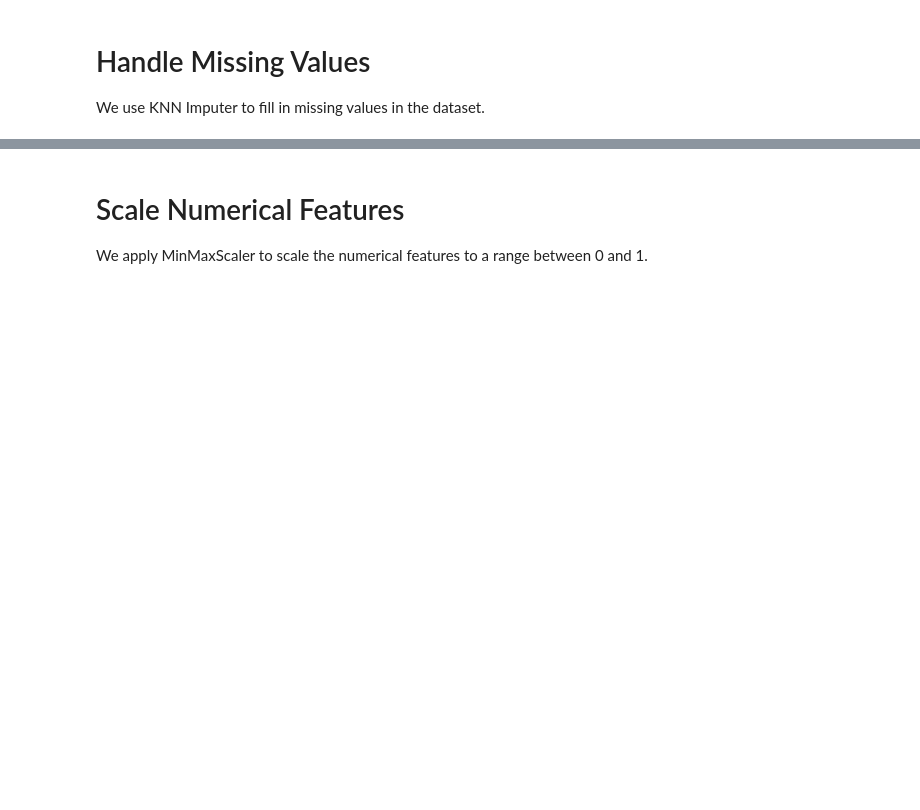
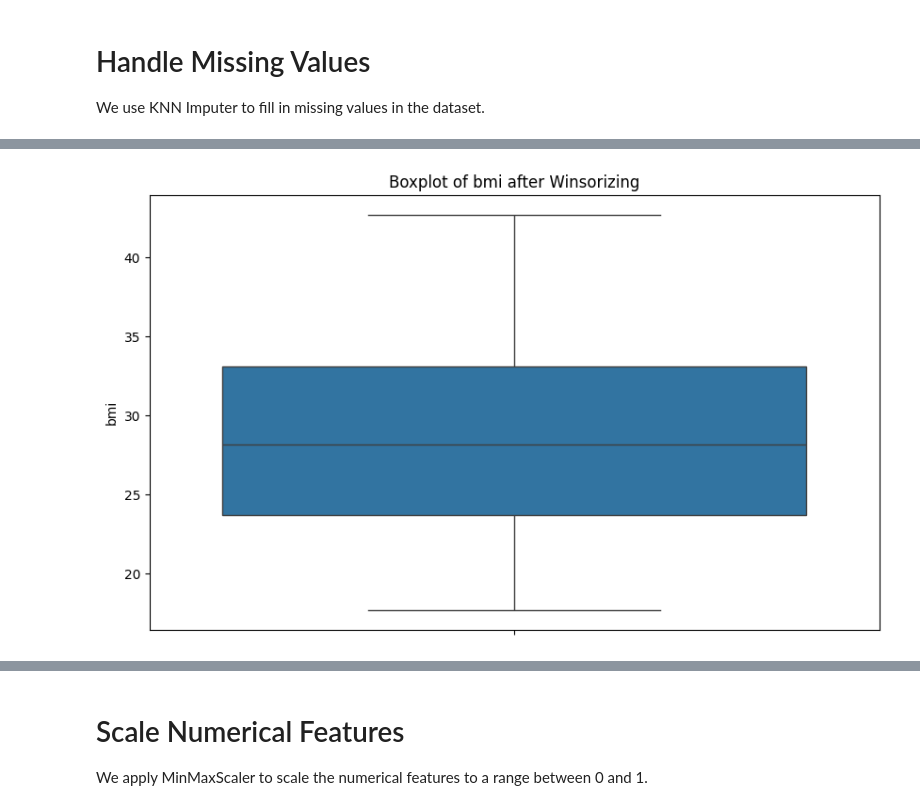
Before and after one commit to YusraEr/Stroke-Prediction-with-ML, a Jupyter notebook: cleaning.ipynb, the cells around one changed output, grey strips where cells are left out. Drawn from its saved outputs; the diff is of its cells as text; code cells hidden in the pictures; blank space fills up the shorter version.

```diff
--- a/cleaning.ipynb
+++ b/cleaning.ipynb
@@ -48,0 +72,13 @@ df_encoded = pd.DataFrame(imputer.fit_transform(df_encoded), columns=df_encoded.
+# %%
+from scipy.stats.mstats import winsorize
+
+# Winsorize the 'bmi' column
+df_encoded['bmi'] = winsorize(df_encoded['bmi'], limits=[0.05, 0.05])
+
+# Visualisasi distribusi bmi setelah Winsorizing
+plt.figure(figsize=(10, 6))
+sns.boxplot(y=df_encoded['bmi'])
+plt.title('Boxplot of bmi after Winsorizing')
+plt.show()
+# %% [output]
+[figure, added]
```
Also changed, not shown: parts of 7 cells of this notebook, 24 other files.
